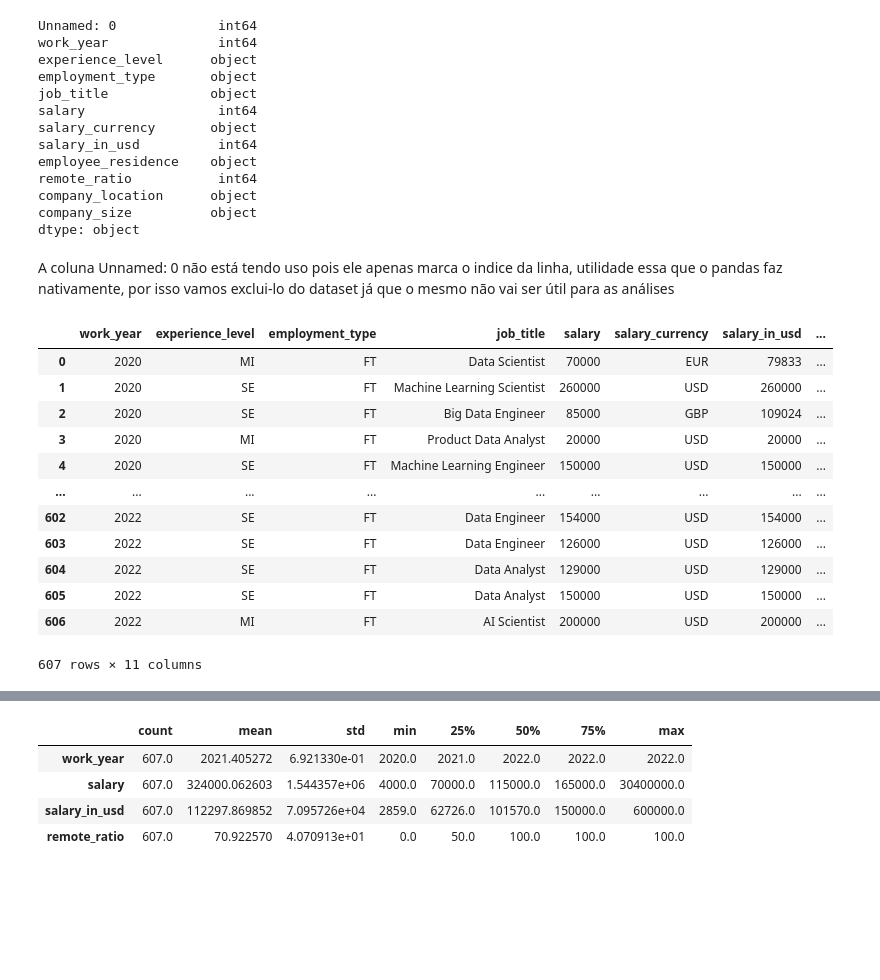
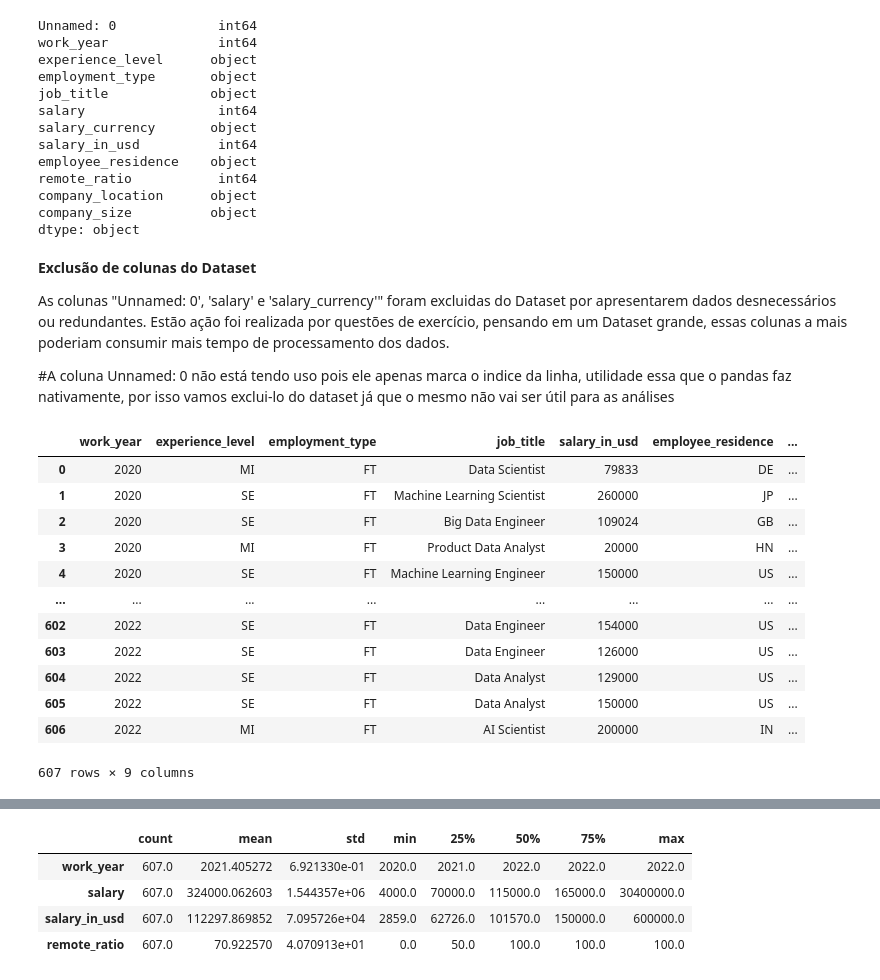
Before and after one commit to wesiley/Data-Scientist-Job-Salaries-EDA, a Jupyter notebook: Data_Science_EDA.ipynb, the cells around one changed output, grey strips where cells are left out. Drawn from its saved outputs; the diff is of its cells as text; code cells hidden in the pictures; blank space fills up the shorter version.

Commit message:
Feita a exclusão de colunas redundantes e adicção das colunas de valores.

```diff
--- a/Data_Science_EDA.ipynb
+++ b/Data_Science_EDA.ipynb
@@ -148,21 +150,25 @@ company_location      object
 company_size          object
 dtype: object
 # %% [markdown]
-A coluna Unnamed: 0 não está tendo uso pois ele apenas marca o indice da linha, utilidade essa que o pandas faz nativamente, por isso vamos exclui-lo do dataset já que o mesmo não vai ser útil para as análises
+**Exclusão de colunas do Dataset**
+
+As colunas "Unnamed: 0', 'salary' e 'salary_currency'" foram excluidas do Dataset por apresentarem dados desnecessários ou redundantes. Estão ação foi realizada por questões de exercício, pensando em um Dataset grande, essas colunas a mais poderiam consumir mais tempo de processamento dos dados.
+
+#A coluna Unnamed: 0 não está tendo uso pois ele apenas marca o indice da linha, utilidade essa que o pandas faz nativamente, por isso vamos exclui-lo do dataset já que o mesmo não vai ser útil para as análises
 # %%
-df = df.drop('Unnamed: 0', axis = 1)
+df = df.drop(['Unnamed: 0', 'salary', 'salary_currency'], axis = 1)
 df
 # %% [output]
-|  | work_year | experience_level | employment_type | job_title | salary | salary_currency | salary_in_usd | ... |
-| 0 | 2020 | MI | FT | Data Scientist | 70000 | EUR | 79833 | ... |
-| 1 | 2020 | SE | FT | Machine Learning Scientist | 260000 | USD | 260000 | ... |
-| 2 | 2020 | SE | FT | Big Data Engineer | 85000 | GBP | 109024 | ... |
-| 3 | 2020 | MI | FT | Product Data Analyst | 20000 | USD | 20000 | ... |
-| 4 | 2020 | SE | FT | Machine Learning Engineer | 150000 | USD | 150000 | ... |
-| ... | ... | ... | ... | ... | ... | ... | ... | ... |
-| 602 | 2022 | SE | FT | Data Engineer | 154000 | USD | 154000 | ... |
-| 603 | 2022 | SE | FT | Data Engineer | 126000 | USD | 126000 | ... |
-| 604 | 2022 | SE | FT | Data Analyst | 129000 | USD | 129000 | ... |
-| 605 | 2022 | SE | FT | Data Analyst | 150000 | USD | 150000 | ... |
-| 606 | 2022 | MI | FT | AI Scientist | 200000 | USD | 200000 | ... |
+|  | work_year | experience_level | employment_type | job_title | salary_in_usd | employee_residence | ... |
+| 0 | 2020 | MI | FT | Data Scientist | 79833 | DE | ... |
+| 1 | 2020 | SE | FT | Machine Learning Scientist | 260000 | JP | ... |
+| 2 | 2020 | SE | FT | Big Data Engineer | 109024 | GB | ... |
+| 3 | 2020 | MI | FT | Product Data Analyst | 20000 | HN | ... |
+| 4 | 2020 | SE | FT | Machine Learning Engineer | 150000 | US | ... |
+| ... | ... | ... | ... | ... | ... | ... | ... |
+| 602 | 2022 | SE | FT | Data Engineer | 154000 | US | ... |
+| 603 | 2022 | SE | FT | Data Engineer | 126000 | US | ... |
+| 604 | 2022 | SE | FT | Data Analyst | 129000 | US | ... |
+| 605 | 2022 | SE | FT | Data Analyst | 150000 | US | ... |
+| 606 | 2022 | MI | FT | AI Scientist | 200000 | IN | ... |
-607 rows × 11 columns
+607 rows × 9 columns
```
Also changed, not shown: parts of 3 cells of this notebook.
